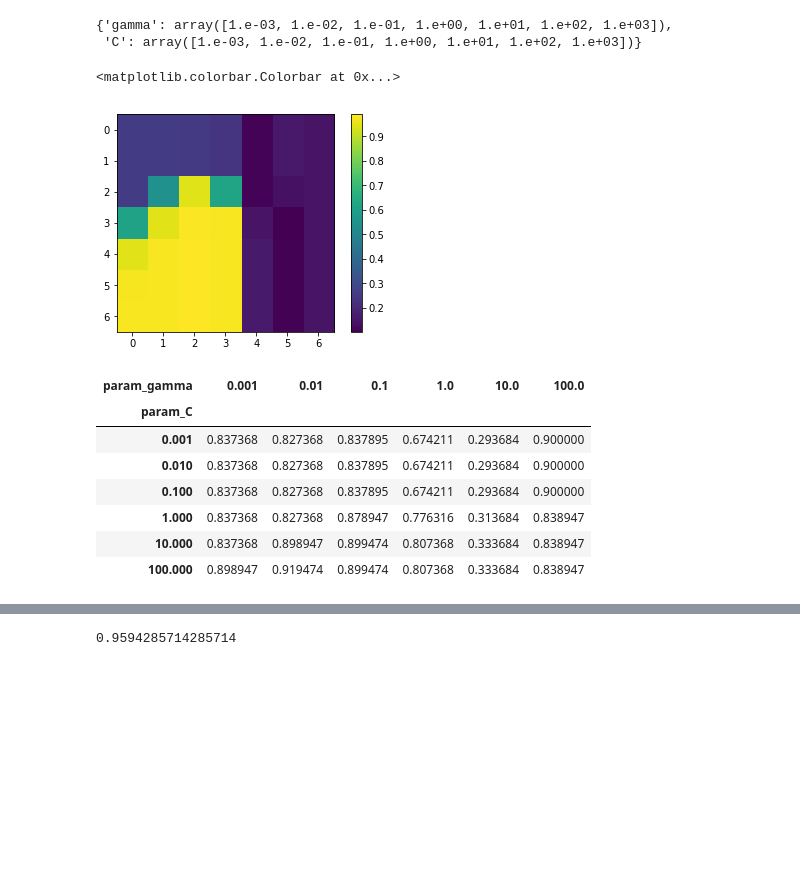
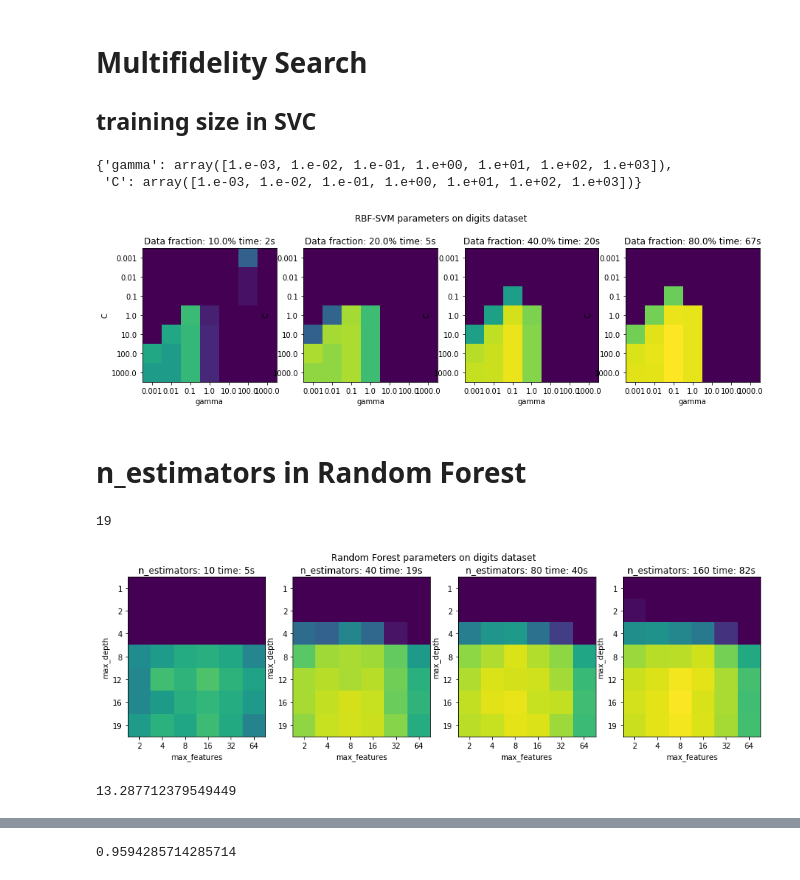
Before and after one commit to amueller/COMS4995-s19, a Jupyter notebook: slides/aml-13-parameter-tuning-automl/parameter_tuning_automl.ipynb, the cells around one changed output, grey strips where cells are left out. Cells and saved outputs as stored; diff of their text form; code cells hidden in the pictures; blank space fills up the shorter version.

```diff
--- a/slides/aml-13-parameter-tuning-automl/parameter_tuning_automl.ipynb
+++ b/slides/aml-13-parameter-tuning-automl/parameter_tuning_automl.ipynb
@@ -65,3 +34,6 @@ param_grid = {"max_depth": [3, None],
+# %% [markdown]
+# Multifidelity Search
+## training size in SVC
 # %%
 from sklearn.svm import SVC
 param_grid = {'gamma': np.logspace(-3, 3, 7), 'C': np.logspace(-3, 3, 7)}
@@ -74,7 +46,7 @@ tot_time = []
 results = []
 train_sizes = [0.1, 0.2, 0.4, 0.8]
 for train_size in train_sizes:
-    X_train, X_test, y_train, y_test = train_test_split(X / 16., y, stratify=y, random_state=1, train_size=.80)
+    X_train, X_test, y_train, y_test = train_test_split(X / 16., y, stratify=y, random_state=1, train_size=train_size)
     grid_search = GridSearchCV(SVC(), param_grid=param_grid, cv=5, iid=False)
     start = time.time()
     grid_search.fit(X_train, y_train)
@@ -82,25 +54,25 @@ for train_size in train_sizes:
     res = pd.DataFrame(grid_search.cv_results_).pivot(index='param_C', columns='param_gamma', values='mean_test_score')
     results.append(res)
 # %%
-fig, axes = plt.subplots(1, 4)
+fig, axes = plt.subplots(1, 4, figsize=(15, 4))
 for i, ax in enumerate(axes):
-    ax.imshow(results[i].values)
-    ax.set_title("Size: {}\% time: {}".format(train_sizes[i] * 100, tot_time[i]))
+    ax.imshow(results[i].values, vmin=.8, vmax=.99)
+    ax.set_title("Data fraction: {}% time: {:.0f}s".format(train_sizes[i] * 100, tot_time[i]))
+    ax.set_xticks(np.arange(7))
+    ax.set_xticklabels(param_grid['gamma'])
+    ax.set_xlabel('gamma')
+    ax.set_yticks(np.arange(7))
+    ax.set_yticklabels(param_grid['C'])
+    ax.set_ylabel('C')
+plt.suptitle("RBF-SVM parameters on digits dataset")
+plt.savefig("images/multi-fidelity-digits.png")
 # %% [output]
-<matplotlib.colorbar.Colorbar at 0x...>
-[figure, old version]
+[figure, new version]
+# %% [markdown]
+# n_estimators in Random Forest
 # %%
 from sklearn.tree import DecisionTreeClassifier
 tree = DecisionTreeClassifier(max_features=2).fit(digits.data, digits.target)
-tree
+tree.get_depth()
+# %% [output]
+19
-# %%
-param_grid = {'max_depth': , 'max_features': [2, 4, 8, 16, 32, 64]}
-# %% [output]
-| param_gamma | 0.001 | 0.01 | 0.1 | 1.0 | 10.0 | 100.0 |
-| param_C |  |  |  |  |  |  |
-| 0.001 | 0.837368 | 0.827368 | 0.837895 | 0.674211 | 0.293684 | 0.900000 |
-| 0.010 | 0.837368 | 0.827368 | 0.837895 | 0.674211 | 0.293684 | 0.900000 |
-| 0.100 | 0.837368 | 0.827368 | 0.837895 | 0.674211 | 0.293684 | 0.900000 |
-| 1.000 | 0.837368 | 0.827368 | 0.878947 | 0.776316 | 0.313684 | 0.838947 |
-| 10.000 | 0.837368 | 0.898947 | 0.899474 | 0.807368 | 0.333684 | 0.838947 |
-| 100.000 | 0.898947 | 0.919474 | 0.899474 | 0.807368 | 0.333684 | 0.838947 |
@@ -107,2 +93,23 @@ param_grid = {'max_depth': , 'max_features': [2, 4, 8, 16, 32, 64]}
+# %%
+fig, axes = plt.subplots(1, 4, figsize=(15, 4))
+
+for i, ax in enumerate(axes):
+    im = ax.imshow(results_rf[i].values, vmin=.85, vmax=.98)
+    ax.set_title("n_estimators: {} time: {:.0f}s".format(n_estimators[i], tot_time_rf[i]))
+    ax.set_xticks(np.arange(len(param_grid_rf['max_features'])))
+    ax.set_xticklabels(param_grid_rf['max_features'])
+    ax.set_xlabel('max_features')
+    ax.set_yticks(np.arange(len(param_grid_rf['max_depth'])))
+    ax.set_yticklabels(param_grid_rf['max_depth'])
+    ax.set_ylabel('max_depth')
+#plt.colorbar(im, ax=axes)
+plt.suptitle("Random Forest parameters on digits dataset")
+plt.savefig("images/multi-fidelity-digits-rf.png")
+# %% [output]
+[figure, added]
+# %%
+np.log2(10000)
+# %% [output]
+13.287712379549449
 # %%
 from  civismlext import HyperbandSearchCV
```
Also changed, not shown: parts of 17 cells of this notebook, 8 other files.
